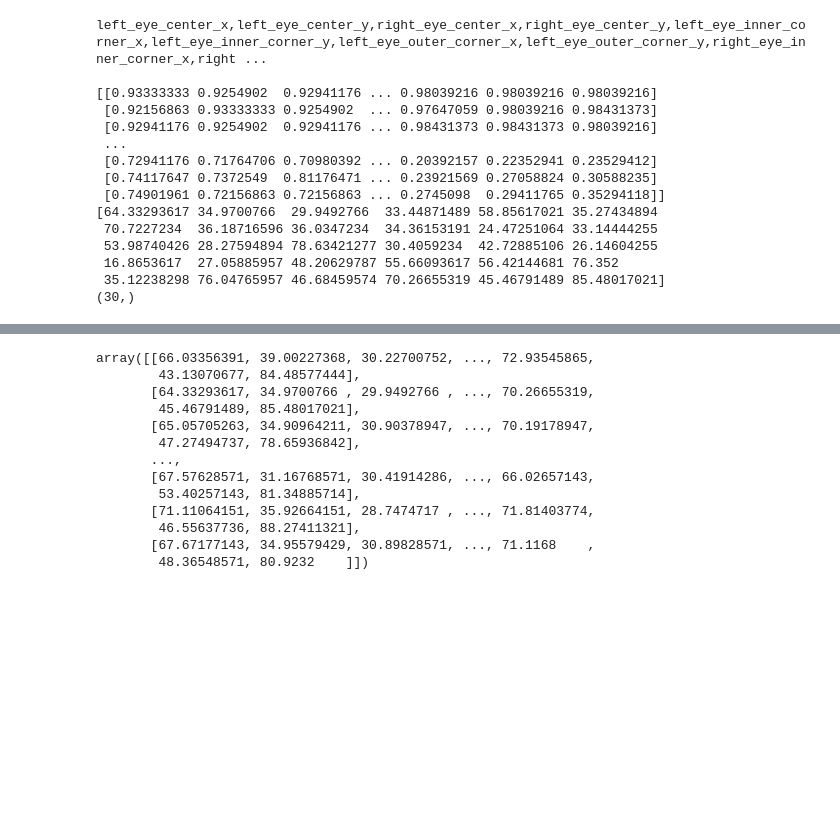
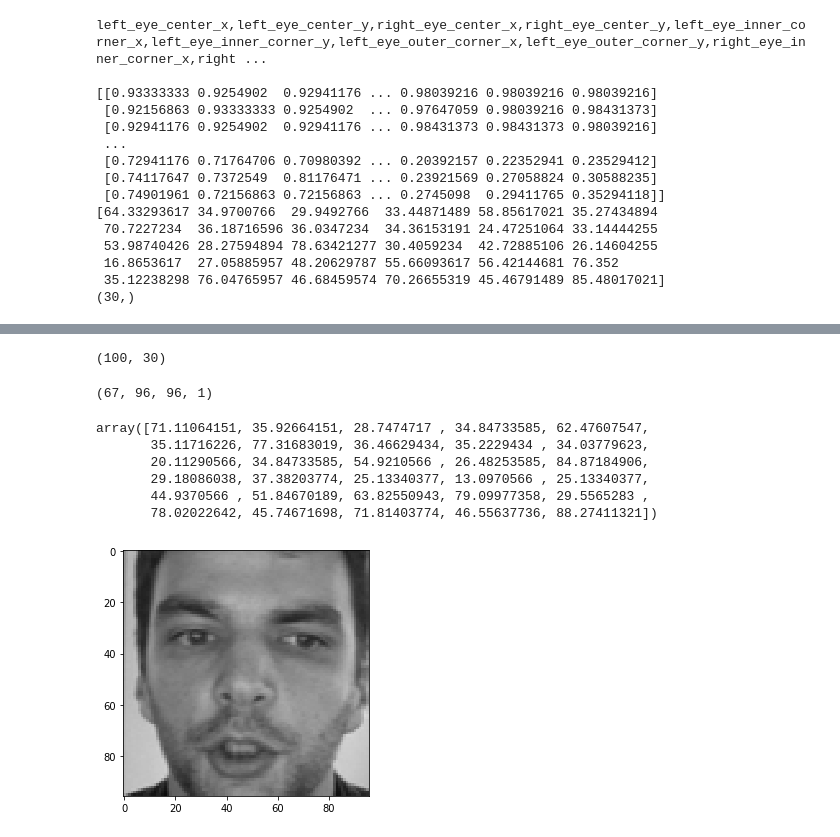
Before and after one commit to Tamgros/celebrity-recognition, a Jupyter notebook: Facial-key-points.ipynb, the cells around one changed output, grey strips where cells are left out. Saved outputs shown, nothing was run; the diff lists cells and outputs as text; code cells hidden in the pictures; blank space fills up the shorter version.

Commit message:
visualized the keypoints on an example image

```diff
--- a/Facial-key-points.ipynb
+++ b/Facial-key-points.ipynb
@@ -15,0 +18,3 @@ unpack('training.zip')
+# %%
+MAX_IMG_VALUE = 255
+IMG_SHAPE = (1,96,96,1) # IMG_SHAPE[3] == 1 because these are greyscale imgs
@@ -75,7 +96,7 @@ def parse_imgs_and_keypoints(file, file_path = '', resize_h = 100, resize_w = 10
 
             image = np.array([float(num)/MAX_IMG_VALUE for num in row[-1].split(' ')])
 
-            image = image.reshape(1,96,96,1)
+            image = image.reshape(IMG_SHAPE)
 
             #try:
             #    images = np.append(images, image, axis = 0)
@@ -97,16 +118,4 @@ imgs.max()
 # %%
-key_pts
+key_pts.shape
 # %% [output]
-array([[66.03356391, 39.00227368, 30.22700752, ..., 72.93545865,
-        43.13070677, 84.48577444],
-       [64.33293617, 34.9700766 , 29.9492766 , ..., 70.26655319,
-        45.46791489, 85.48017021],
-       [65.05705263, 34.90964211, 30.90378947, ..., 70.19178947,
-        47.27494737, 78.65936842],
-       ...,
-       [67.57628571, 31.16768571, 30.41914286, ..., 66.02657143,
-        53.40257143, 81.34885714],
-       [71.11064151, 35.92664151, 28.7474717 , ..., 71.81403774,
-        46.55637736, 88.27411321],
-       [67.67177143, 34.95579429, 30.89828571, ..., 71.1168    ,
-        48.36548571, 80.9232    ]])
+(100, 30)
@@ -114,0 +127,20 @@ with open('training.csv', 'r') as training:
+# %%
+img_train, img_test, key_pts_train, key_pts_test = train_test_split(imgs, key_pts, test_size = .33)
+# %%
+img_train.shape
+# %% [output]
+(67, 96, 96, 1)
+# %%
+# Example image
+%matplotlib inline
+from skimage.io import imshow
+imshow(img_train[3,:,:,0])
+key_pts_train[3]
+# %% [output]
+array([71.11064151, 35.92664151, 28.7474717 , 34.84733585, 62.47607547,
+       35.11716226, 77.31683019, 36.46629434, 35.2229434 , 34.03779623,
+       20.11290566, 34.84733585, 54.9210566 , 26.48253585, 84.87184906,
+       29.18086038, 37.38203774, 25.13340377, 13.0970566 , 25.13340377,
+       44.9370566 , 51.84670189, 63.82550943, 79.09977358, 29.5565283 ,
+       78.02022642, 45.74671698, 71.81403774, 46.55637736, 88.27411321])
+[figure, added]
```
Also changed, not shown: parts of 12 cells of this notebook.
